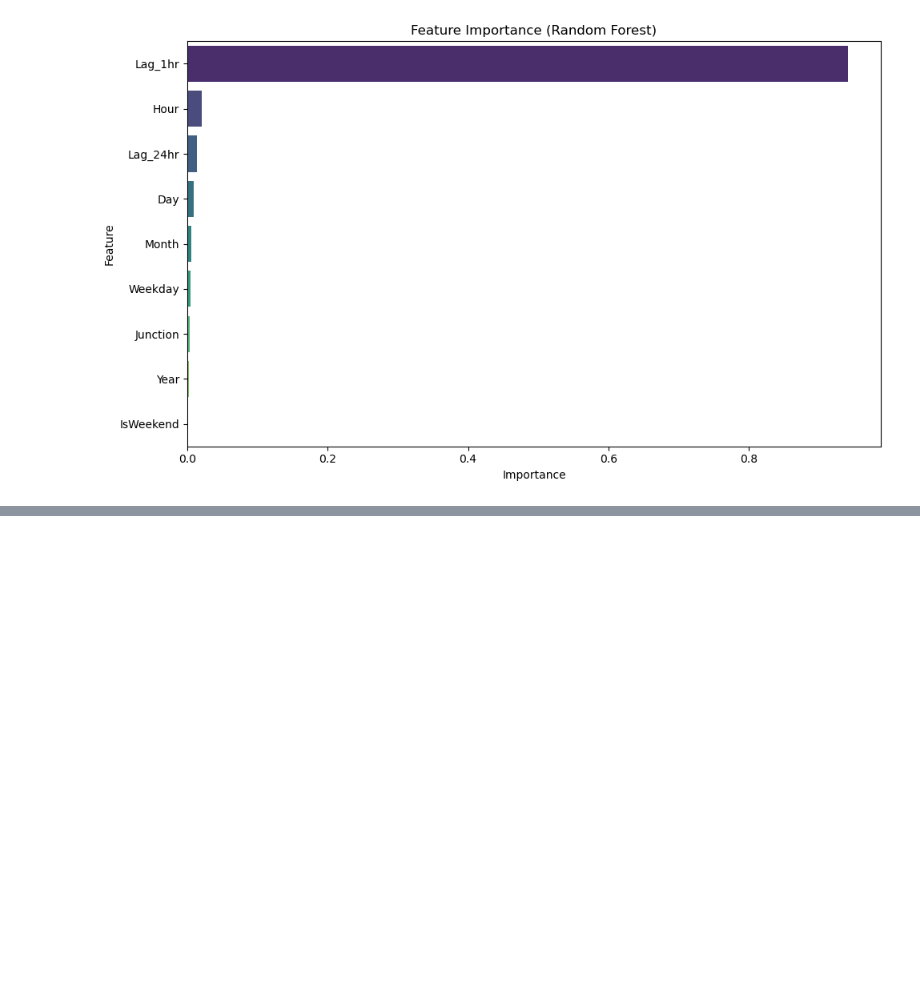
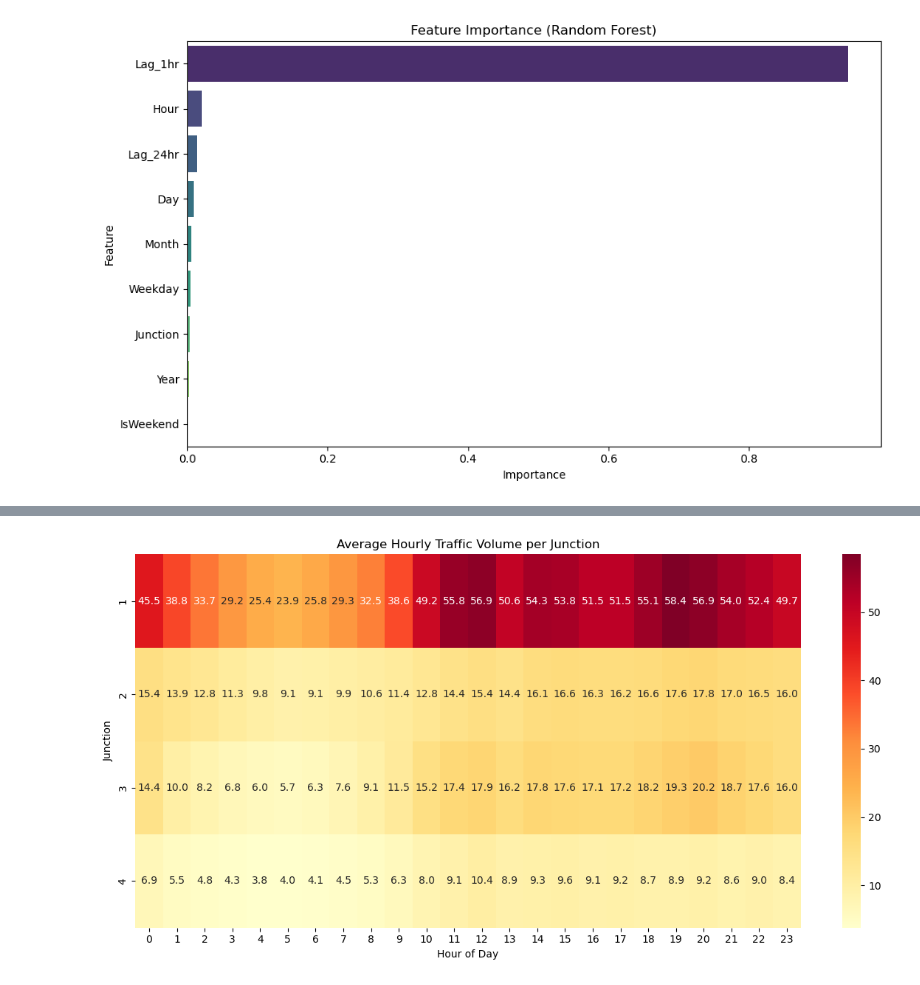
Before and after one commit to pavangade31/Mentorship_Project, a Jupyter notebook: Aggregated and Preprocessed Data_Gade Pavan Kumar Reddy.ipynb, the cells around one changed output, grey strips where cells are left out. Drawn from its saved outputs; the diff is of its cells as text; code cells hidden in the pictures; blank space fills up the shorter version.

```diff
--- a/Aggregated and Preprocessed Data_Gade Pavan Kumar Reddy.ipynb
+++ b/Aggregated and Preprocessed Data_Gade Pavan Kumar Reddy.ipynb
@@ -118,0 +171,10 @@ plt.show()
+# %%
+hourly_congestion = df.groupby(['Junction', 'Hour']).agg({
+    'Vehicles': 'mean'
+}).rename(columns={'Vehicles': 'Avg_Vehicles'}).reset_index()
+# %%
+# Rolling average to smooth out noise
+hourly_congestion['Smoothed_Vehicles'] = hourly_congestion.groupby('Junction')['Avg_Vehicles'].transform(lambda x: x.rolling(window=3, min_periods=1).mean())
+
+# Identify peak hour per junction
+peak_hours = hourly_congestion.loc[hourly_congestion.groupby('Junction')['Smoothed_Vehicles'].idxmax()]
@@ -118,0 +314,13 @@ plt.show()
+# %%
+heatmap_data = hourly_congestion.pivot(index='Junction', columns='Hour', values='Avg_Vehicles')
+
+# Plot the heatmap
+plt.figure(figsize=(12, 6))
+sns.heatmap(heatmap_data, annot=True, fmt=".1f", cmap='YlOrRd')
+plt.title("Average Hourly Traffic Volume per Junction")
+plt.xlabel("Hour of Day")
+plt.ylabel("Junction")
+plt.tight_layout()
+plt.show()
+# %% [output]
+[figure, added]
```
Also changed, not shown: parts of 15 cells of this notebook, 1 other file.
